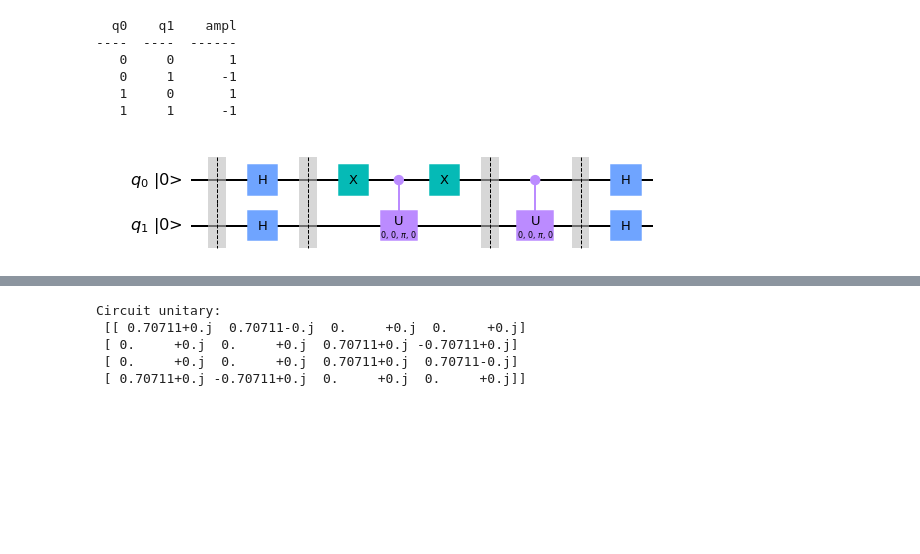
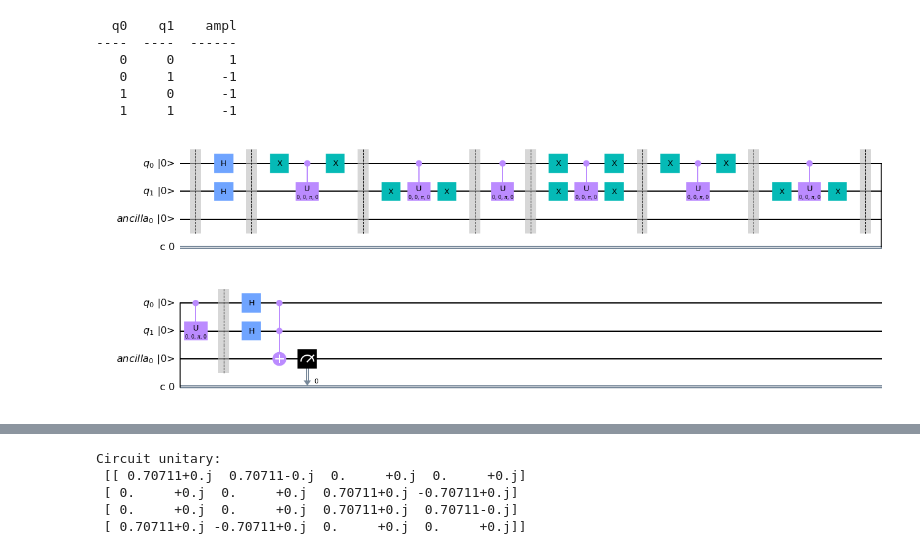
Before and after one commit to EduardoBrito97/QuantumArtificialNeuron, a Jupyter notebook: quantum_neural_neurons_test.ipynb, the cells around one changed output, grey strips where cells are left out. Saved outputs shown, nothing was run; the diff lists cells and outputs as text; code cells hidden in the pictures; blank space fills up the shorter version.

```diff
--- a/quantum_neural_neurons_test.ipynb
+++ b/quantum_neural_neurons_test.ipynb
@@ -17,23 +13,25 @@ def run_circuit_and_get_amplitude(circuit):
 # %%
-input = [1, -1, 1, -1]
+input = [1, -1, -1, -1]
+weight = [-1, -1, -1, -1]
+
 an = BruteForceQan(2)
 an.show_qubits_to_input_amplitudes_table(input)
 
 an.append_hadamard_gates()
 an.append_circuit(input)
+an.append_circuit(weight)
 an.append_hadamard_gates()
 
-
-#an.finish_circuit()
+an.finish_circuit()
 an._circuit.draw(output='mpl', initial_state=True)
 # %% [output]
   q0    q1    ampl
 ----  ----  ------
    0     0       1
    0     1      -1
-   1     0       1
+   1     0      -1
    1     1      -1
-[figure, old version]
+[figure, new version]
 # %%
 print("Circuit unitary:\n", run_circuit_and_get_amplitude(an._circuit))
 # %% [output]
```
Also changed, not shown: parts of 9 cells of this notebook, 1 other file.
